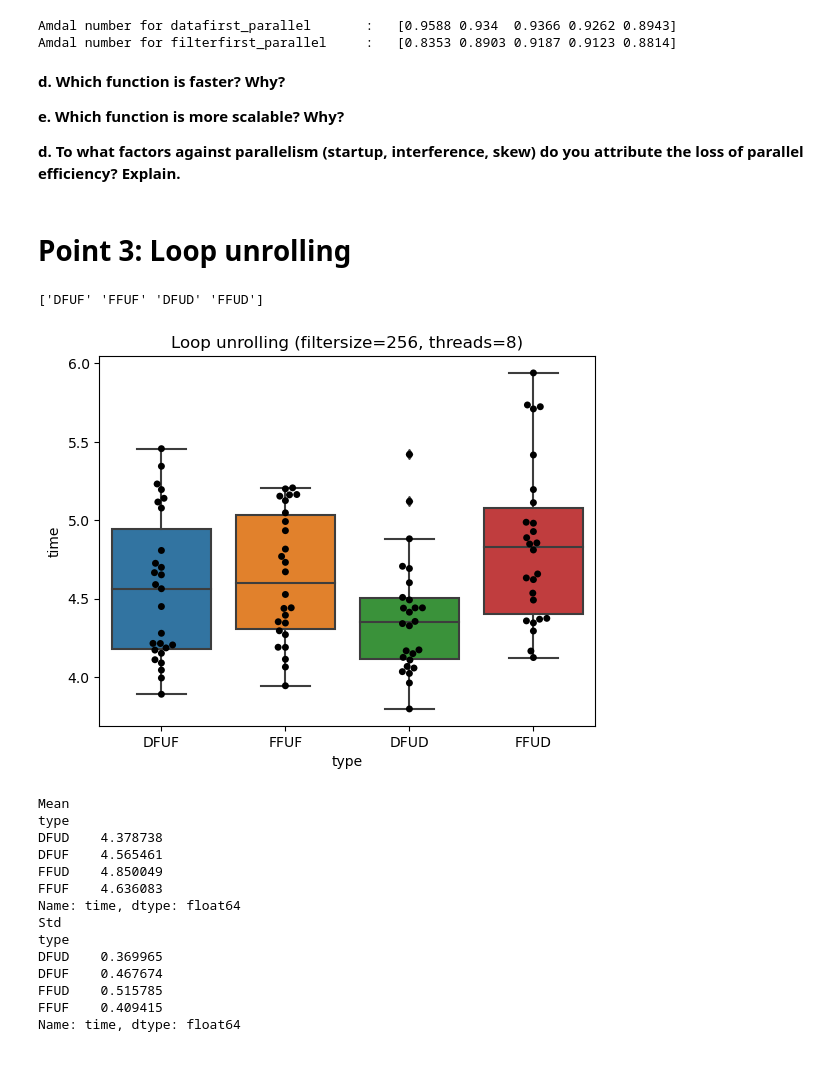
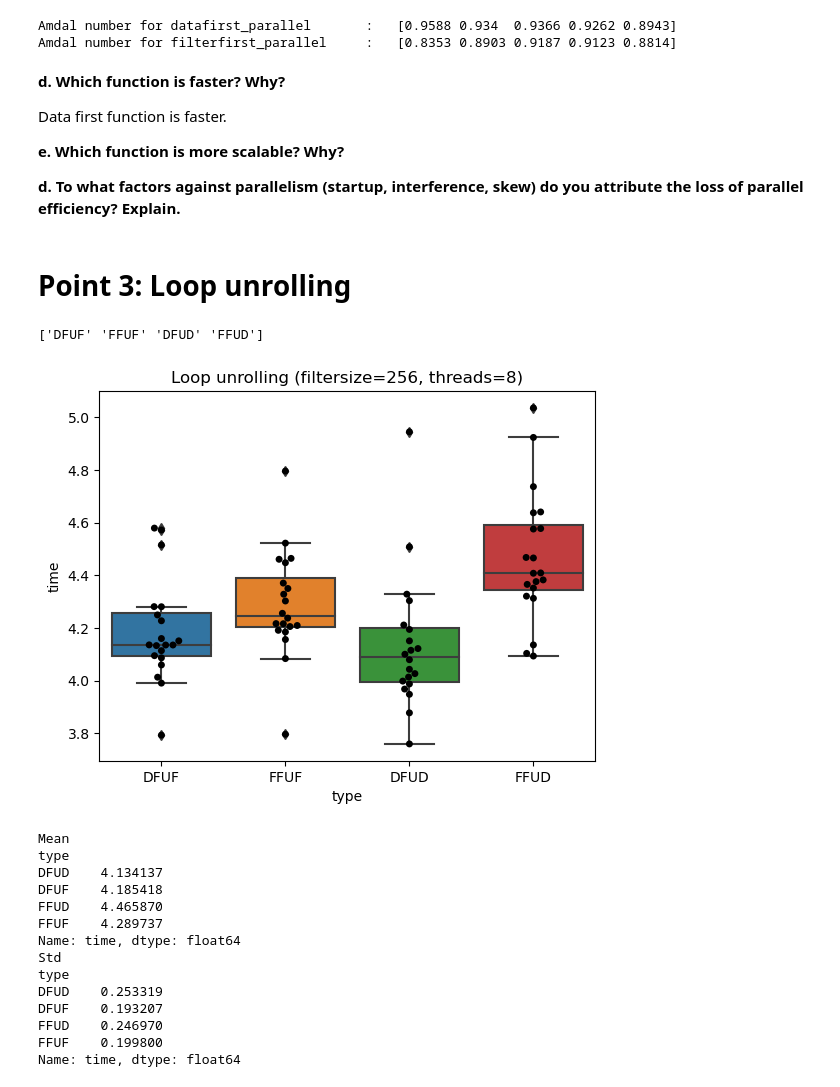
Before and after one commit to jabarragann/pplectures2022, a Jupyter notebook: activities/Activity2/analyze_results.ipynb, the cells around one changed output. Cells and saved outputs as stored; diff of their text form; code cells hidden in the pictures.

```diff
--- a/activities/Activity2/analyze_results.ipynb
+++ b/activities/Activity2/analyze_results.ipynb
@@ -133,6 +133,8 @@ Amdal number for datafirst_parallel       :   [0.9588 0.934  0.9366 0.9262 0.894
 Amdal number for filterfirst_parallel     :   [0.8353 0.8903 0.9187 0.9123 0.8814]
 # %% [markdown]
 **d. Which function is faster? Why?**
+
+Data first function is faster.
 
 **e. Which function is more scalable? Why?**
 
@@ -140,35 +142,35 @@ Amdal number for filterfirst_parallel     :   [0.8353 0.8903 0.9187 0.9123 0.881
 # %% [markdown]
 # Point 3: Loop unrolling
 # %%
-exp3_df = pd.read_csv("./results/experiment3_final1.csv")
+exp3_df = pd.read_csv("./results/experiment3_final2.csv")
 
 print(exp3_df['type'].unique())
 fig, ax = plt.subplots(1,1)
 ax.set_title("Loop unrolling (filtersize=256, threads=8)")
 sns.boxplot(data=exp3_df,y='time',x='type')
 sns.swarmplot(data=exp3_df,y='time',x='type',color='black')
 plt.show()
 
 print("Mean")
 print(exp3_df.groupby('type')['time'].mean())
 print("Std")
 print(exp3_df.groupby('type')['time'].std())
 # %% [output]
 ['DFUF' 'FFUF' 'DFUD' 'FFUD']
-[figure, old version]
+[figure, new version]
 Mean
 type
-DFUD    4.378738
-DFUF    4.565461
-FFUD    4.850049
-FFUF    4.636083
+DFUD    4.134137
+DFUF    4.185418
+FFUD    4.465870
+FFUF    4.289737
 Name: time, dtype: float64
 Std
 type
-DFUD    0.369965
-DFUF    0.467674
-FFUD    0.515785
-FFUF    0.409415
+DFUD    0.253319
+DFUF    0.193207
+FFUD    0.246970
+FFUF    0.199800
 Name: time, dtype: float64
 # %% [markdown]
 ## Analysis
```
Also changed, not shown: parts of 1 cell of this notebook, 4 other files.
